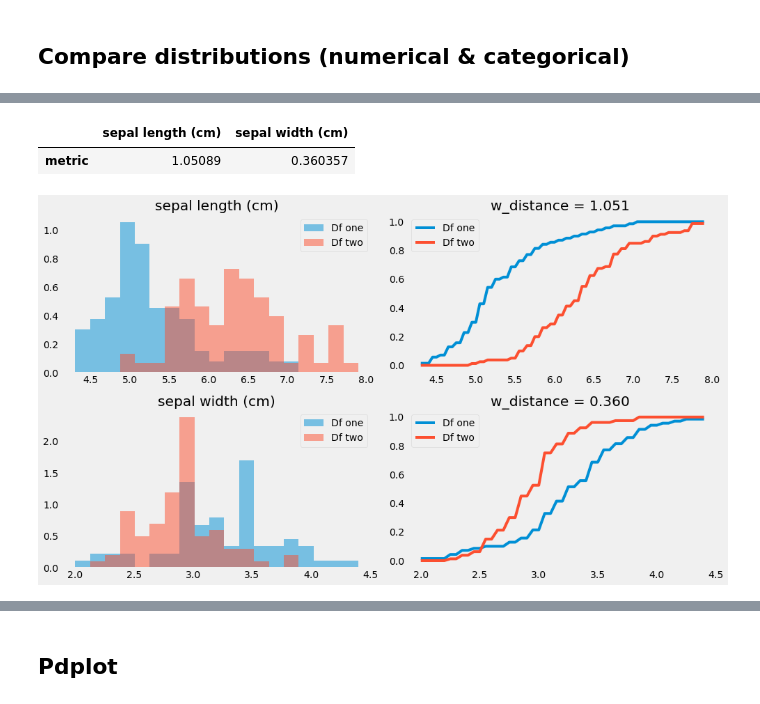
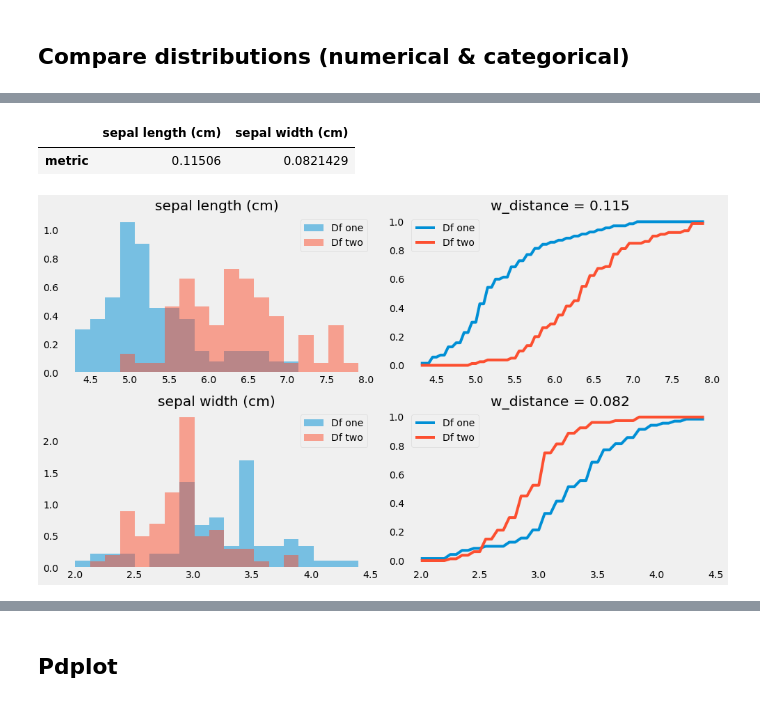
Before and after one commit to SpikeLab-CL/SpikePy, a Jupyter notebook: Notebooks/plots_helpers.ipynb, the cells around one changed output, grey strips where cells are left out. Drawn from its saved outputs; the diff is of its cells as text; code cells hidden in the pictures.

```diff
--- a/Notebooks/plots_helpers.ipynb
+++ b/Notebooks/plots_helpers.ipynb
@@ -63,15 +63,15 @@ df2 = df[70::]
 # %%
 fig, axes, distances=sp.compare_cont_dists([df1, df2],
                                            ['sepal length (cm)', 'sepal width (cm)'],
                                            labels=['Df one', 'Df two'],
-                                           nbins=20, normalize=False)
+                                           nbins=20, normalize=True)
 
 distances
 # %% [output]
 [interactive output not drawn]
 [interactive output not drawn]
 |  | sepal length (cm) | sepal width (cm) |
-| metric | 1.05089 | 0.360357 |
+| metric | 0.11506 | 0.0821429 |
 [figure]
 # %%
 sp.compare_categorical_dists(df1, df2, ['group_sepal', 'group_petal'],
```
